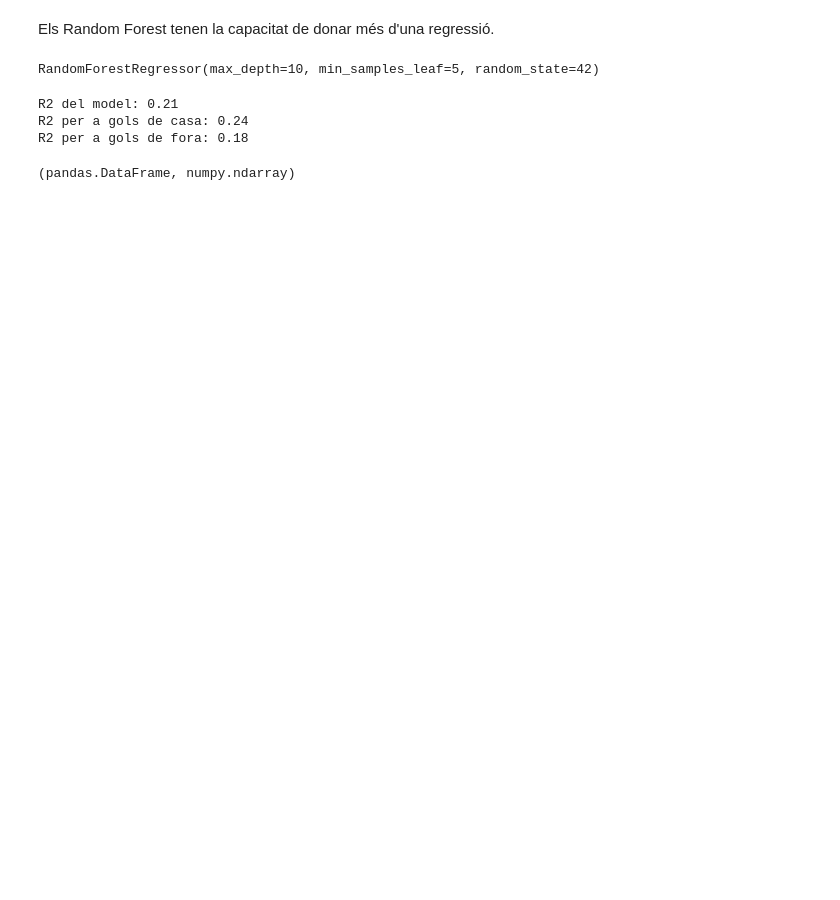
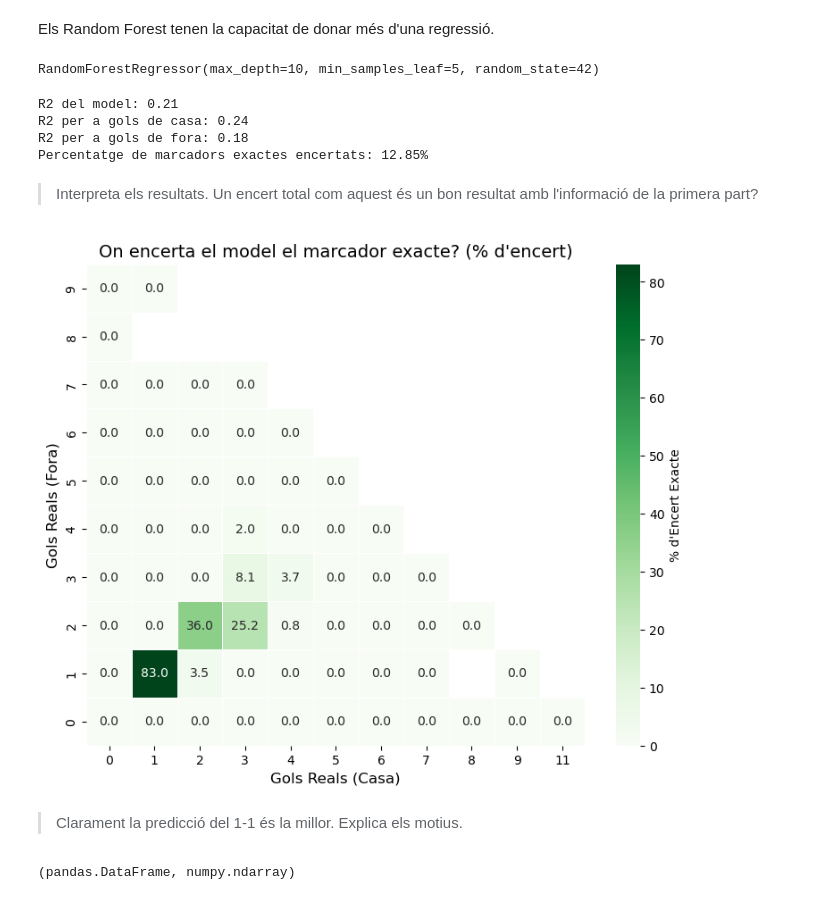
Before and after one commit to xxjcaxx/Disseny-i-avaluacio-de-models, a Jupyter notebook: exercicis/supervisats/regressió/football.ipynb, the cells around one changed output. Saved outputs shown, nothing was run; the diff lists cells and outputs as text; code cells hidden in the pictures; blank space fills up the shorter version.

```diff
--- a/exercicis/supervisats/regressió/football.ipynb
+++ b/exercicis/supervisats/regressió/football.ipynb
@@ -317,10 +419,69 @@ r2_per_target = r2_score(y_test, y_pred, multioutput='raw_values')
 
 print(f"R2 per a gols de casa: {r2_per_target[0]:.2f}")
 print(f"R2 per a gols de fora: {r2_per_target[1]:.2f}")
+
+import numpy as np
+
+# 1. Arrodonir les prediccions a enters
+y_pred_rounded = np.round(y_pred).astype(int)
+
+# Assegurar-nos que y_test sigui un array de NumPy
+y_test_np = y_test.to_numpy() if hasattr(y_test, 'to_numpy') else y_test
+
+# 2. Comprovar on coincideixen EXACTAMENT la casa i la fora a la vegada
+exact_matches = (y_pred_rounded[:, 0] == y_test_np[:, 0]) & (y_pred_rounded[:, 1] == y_test_np[:, 1])
+
+# 3. Calcular el percentatge
+accuracy_exacta = np.mean(exact_matches) * 100
+print(f"Percentatge de marcadors exactes encertats: {accuracy_exacta:.2f}%")
 # %% [output]
 R2 del model: 0.21
 R2 per a gols de casa: 0.24
 R2 per a gols de fora: 0.18
+Percentatge de marcadors exactes encertats: 12.85%
+# %% [markdown]
+> Interpreta els resultats. Un encert total com aquest és un bon resultat amb l'informació de la primera part?
+# %%
+import pandas as pd
+
+# Creem un DataFrame amb els resultats reals i si s'ha encertat exactament o no (True/False)
+df_exactes = pd.DataFrame({
+    'Real_Casa': y_test_np[:, 0],
+    'Real_Fora': y_test_np[:, 1],
+    'Encertat_Exacte': exact_matches
+})
+
+# Taula pivot per veure la proporció d'encerts per cada resultat real
+pivot_encerts = df_exactes.pivot_table(
+    values='Encertat_Exacte',
+    index='Real_Fora',
+    columns='Real_Casa',
+    aggfunc='mean'  # Donarà la proporció d'encerts (de 0.0 a 1.0) per a cada marcador
+) * 100 # Ho passem a percentatge
+
+# Pintem el mapa de calor d'encerts exactes
+import matplotlib.pyplot as plt
+import seaborn as sns
+
+plt.figure(figsize=(9, 7))
+sns.heatmap(pivot_encerts,
+            annot=True,
+            fmt='.1f',           # Un decimal amb el percentatge
+            cmap='Greens',       # Verd (on més verd, més s'encerta aquest resultat)
+            cbar_kws={'label': '% d\'Encert Exacte'},
+            linewidths=0.5,
+            linecolor='white'
+)
+
+plt.xlabel('Gols Reals (Casa)', fontsize=12)
+plt.ylabel('Gols Reals (Fora)', fontsize=12)
+plt.title('On encerta el model el marcador exacte? (% d\'encert)', fontsize=14)
+plt.gca().invert_yaxis()
+plt.show()
+# %% [output]
+[figure, added]
+# %% [markdown]
+> Clarament la predicció del 1-1 és la millor. Explica els motius.
 # %%
 type(y_test), type(y_pred)
 # %% [output]
```
Also changed, not shown: parts of 21 cells of this notebook, 9 other files.
